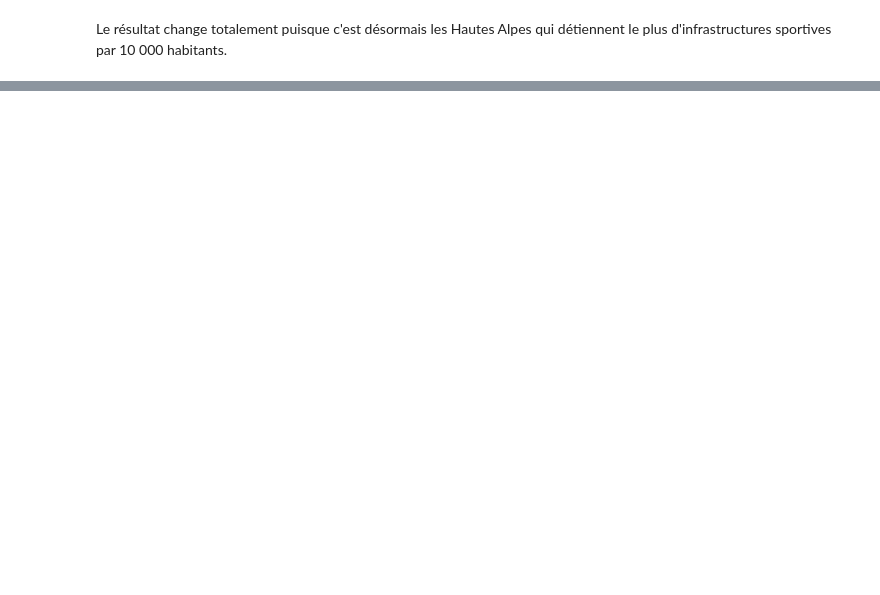
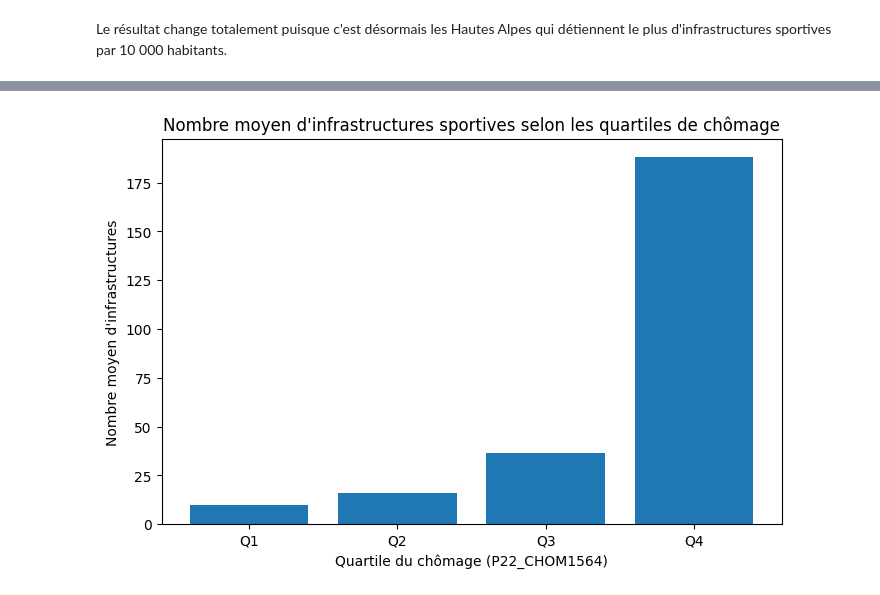
Before and after one commit to MaximeHirsch/Projet-python-deserts-sportifs, a Jupyter notebook: Projet.ipynb, the cells around one changed output, grey strips where cells are left out. Saved outputs shown, nothing was run; the diff lists cells and outputs as text; code cells hidden in the pictures; blank space fills up the shorter version.

```diff
--- a/Projet.ipynb
+++ b/Projet.ipynb
@@ -390,0 +734,22 @@ Le résultat change totalement puisque c'est désormais les Hautes Alpes qui dé
+# %%
+df_chom = infra_par_commune.merge(
+    df_final.copy()[["Commune nom", "P22_CHOM1564"]],
+    on= "Commune nom",
+    how="left"
+)
+
+
+df_chom["Quartile Chômage"] = pd.qcut(
+    df_chom["P22_CHOM1564"],
+    q=4,
+    labels=["Q1", "Q2", "Q3", "Q4"]
+)
+
+infra_par_quartile_chom = (
+    df_chom.groupby("Quartile Chômage", observed = True)["Nombre d'infrastructures"]
+            .mean()
+            .reset_index()
+)
+
+infra_par_quartile_chom.columns = ["Quartile Chômage", "Nombre d'infrastructures moyen par commune"]
+infra_par_quartile_chom
@@ -390,0 +764,9 @@ Le résultat change totalement puisque c'est désormais les Hautes Alpes qui dé
+# %%
+plt.figure(figsize=(8,5))
+plt.bar(infra_par_quartile_chom["Quartile Chômage"], infra_par_quartile_chom["Nombre d'infrastructures moyen par commune"])
+plt.xlabel("Quartile du chômage (P22_CHOM1564)")
+plt.ylabel("Nombre moyen d'infrastructures")
+plt.title("Nombre moyen d'infrastructures sportives selon les quartiles de chômage")
+plt.show()
+# %% [output]
+[figure, added]
```
Also changed, not shown: parts of 37 cells of this notebook, 3 other files.
